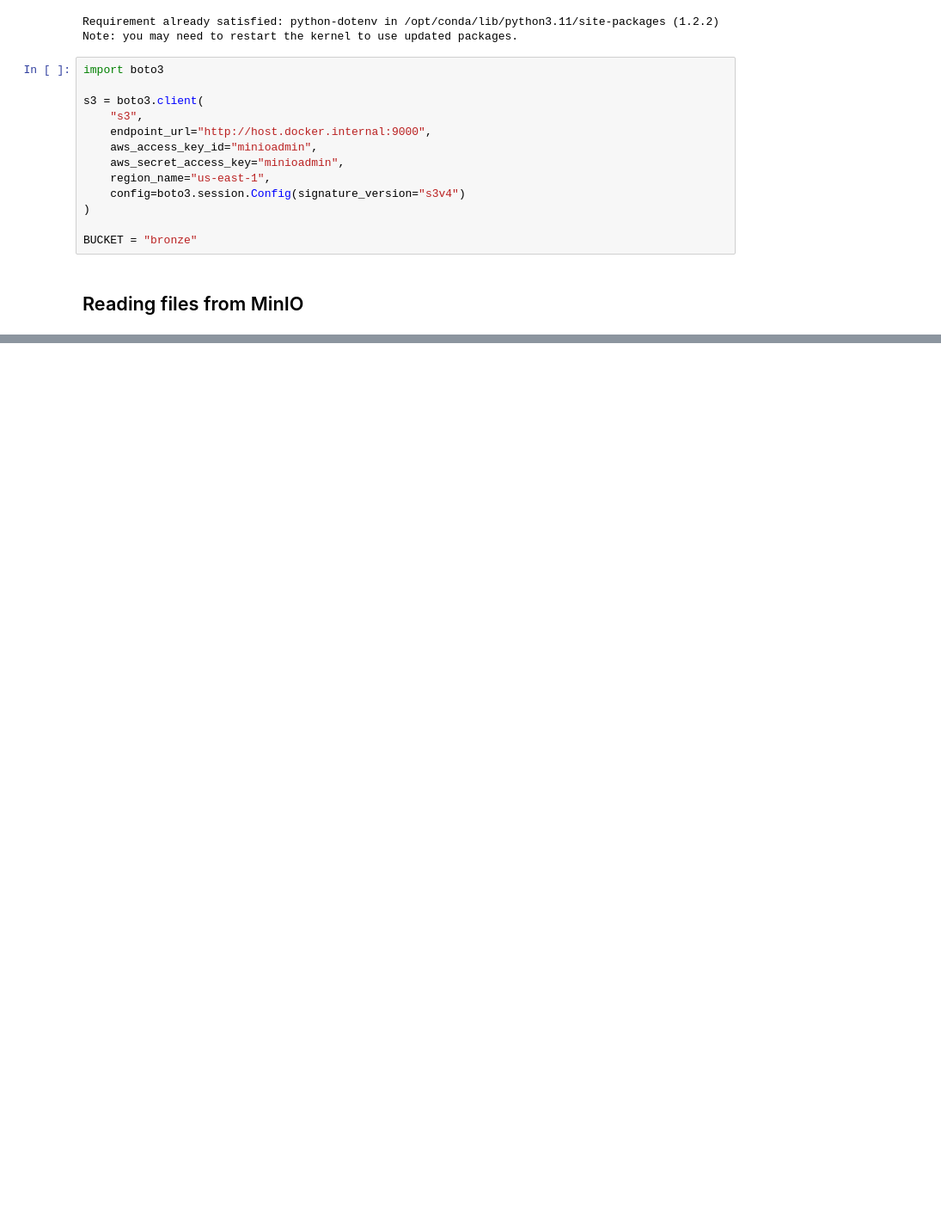
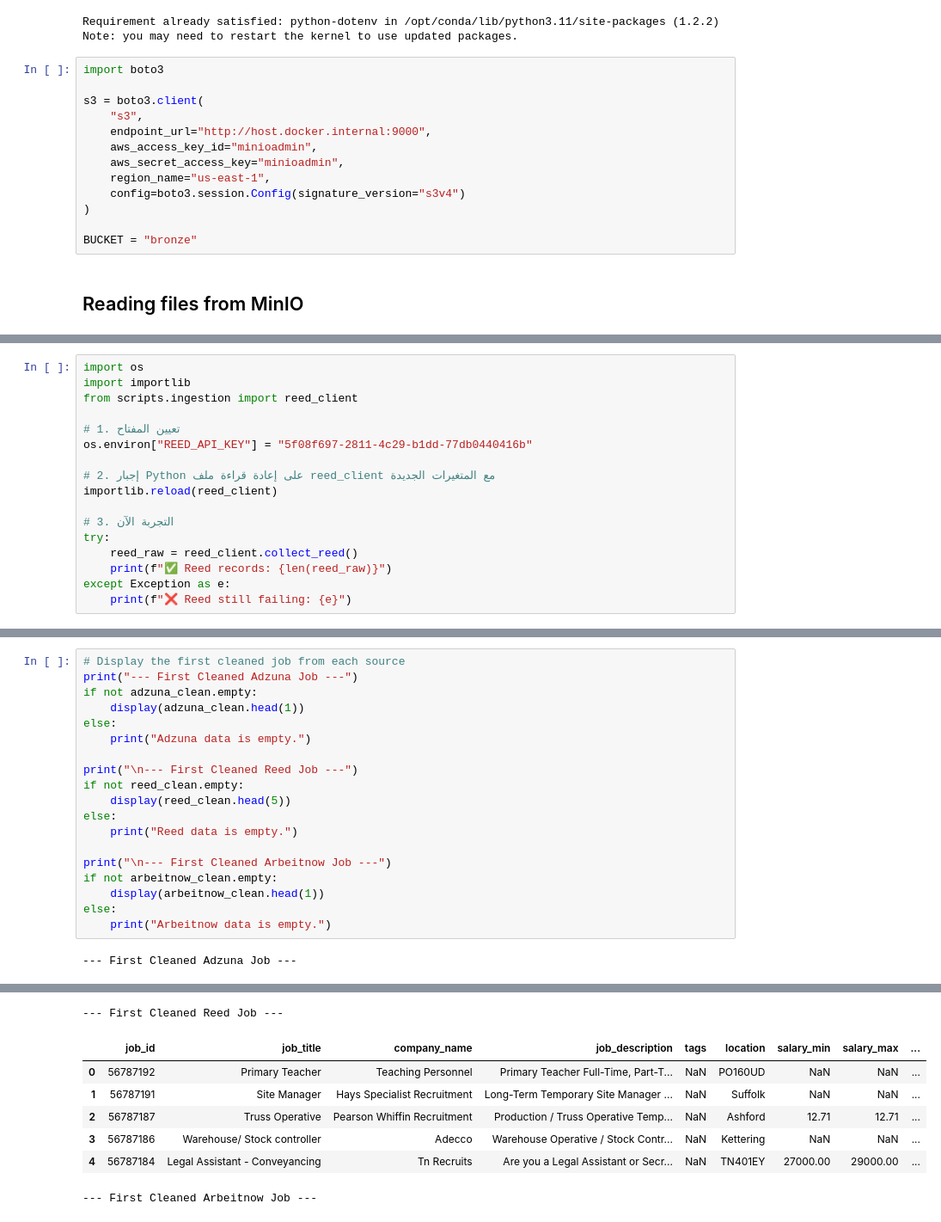
Before and after one commit to firdawss-Elhaddouchi/JobIntelligent-Data-Platform, a Jupyter notebook: notebooks/exploration_per_standardization.ipynb, the cells around one changed output, grey strips where cells are left out. Shown at 86% size. Saved outputs shown, nothing was run; the diff lists cells and outputs as text; blank space fills up the shorter version.

Commit message:
exploration in tree sources for standarization

```diff
--- a/notebooks/exploration_per_standardization.ipynb
+++ b/notebooks/exploration_per_standardization.ipynb
@@ -85,3 +94,20 @@ arbeitnow_raw = load_latest_source_raw("arbeitnow")
 adzuna loaded (RAW)
 reed loaded (RAW)
 arbeitnow loaded (RAW)
+# %%
+import os
+import importlib
+from scripts.ingestion import reed_client
+
+# 1. تعيين المفتاح
+os.environ["REED_API_KEY"] = "5f08f697-2811-4c29-b1dd-77db0440416b"
+
+# 2. إجبار Python على إعادة قراءة ملف reed_client مع المتغيرات الجديدة
+importlib.reload(reed_client)
+
+# 3. التجربة الآن
+try:
+    reed_raw = reed_client.collect_reed()
+    print(f"✅ Reed records: {len(reed_raw)}")
+except Exception as e:
+    print(f"❌ Reed still failing: {e}")
@@ -99,0 +261,21 @@ TypeError: clean_reed_data() takes 0 positional arguments but 1 was given
+# %%
+# Display the first cleaned job from each source
+print("--- First Cleaned Adzuna Job ---")
+if not adzuna_clean.empty:
+    display(adzuna_clean.head(1))
+else:
+    print("Adzuna data is empty.")
+
+print("\n--- First Cleaned Reed Job ---")
+if not reed_clean.empty:
+    display(reed_clean.head(5))
+else:
+    print("Reed data is empty.")
+
+print("\n--- First Cleaned Arbeitnow Job ---")
+if not arbeitnow_clean.empty:
+    display(arbeitnow_clean.head(1))
+else:
+    print("Arbeitnow data is empty.")
+# %% [output]
+--- First Cleaned Adzuna Job ---
@@ -99,0 +284,8 @@ TypeError: clean_reed_data() takes 0 positional arguments but 1 was given
+--- First Cleaned Reed Job ---
+|  | job_id | job_title | company_name | job_description | tags | location | salary_min | salary_max | ... |
+| 0 | 56787192 | Primary Teacher | Teaching Personnel | Primary Teacher Full-Time, Part-T... | NaN | PO160UD | NaN | NaN | ... |
+| 1 | 56787191 | Site Manager | Hays Specialist Recruitment | Long-Term Temporary Site Manager ... | NaN | Suffolk | NaN | NaN | ... |
+| 2 | 56787187 | Truss Operative | Pearson Whiffin Recruitment | Production / Truss Operative Temp... | NaN | Ashford | 12.71 | 12.71 | ... |
+| 3 | 56787186 | Warehouse/ Stock controller | Adecco | Warehouse Operative / Stock Contr... | NaN | Kettering | NaN | NaN | ... |
+| 4 | 56787184 | Legal Assistant - Conveyancing | Tn Recruits | Are you a Legal Assistant or Secr... | NaN | TN401EY | 27000.00 | 29000.00 | ... |
+--- First Cleaned Arbeitnow Job ---
```
Also changed, not shown: parts of 29 cells of this notebook, 9 other files.
